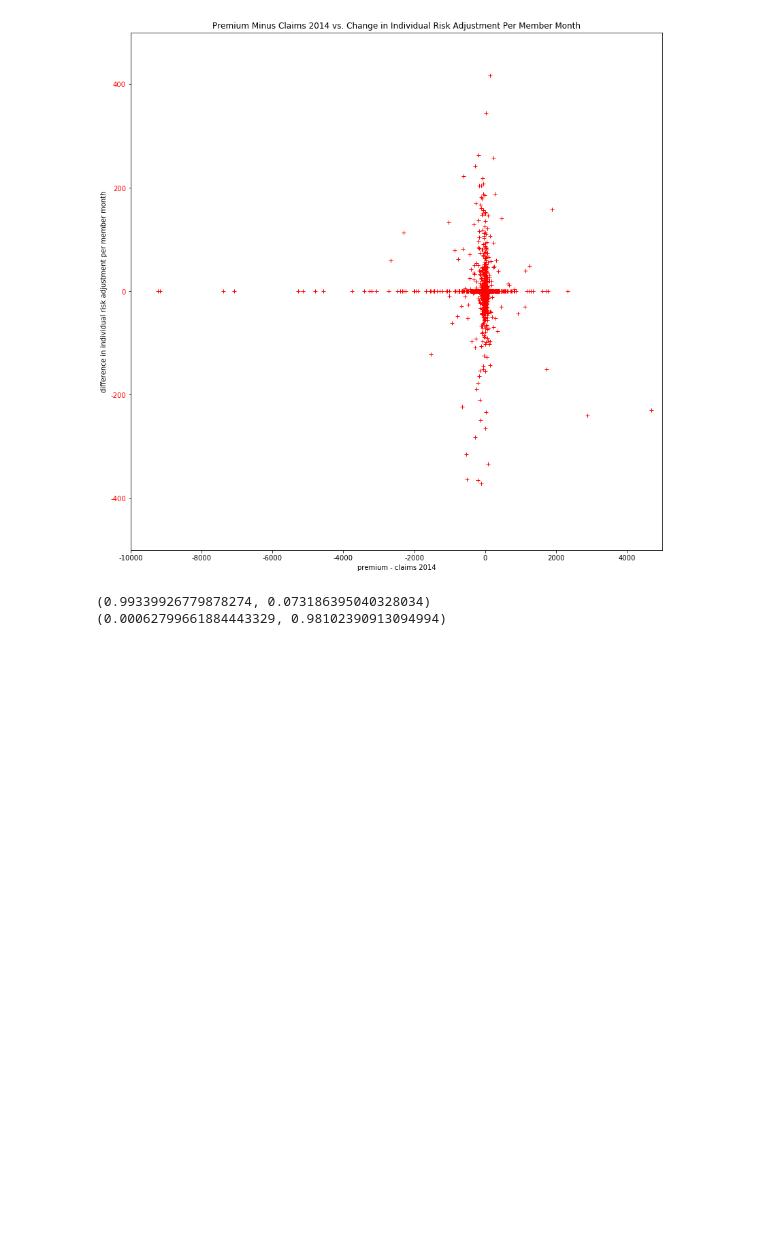
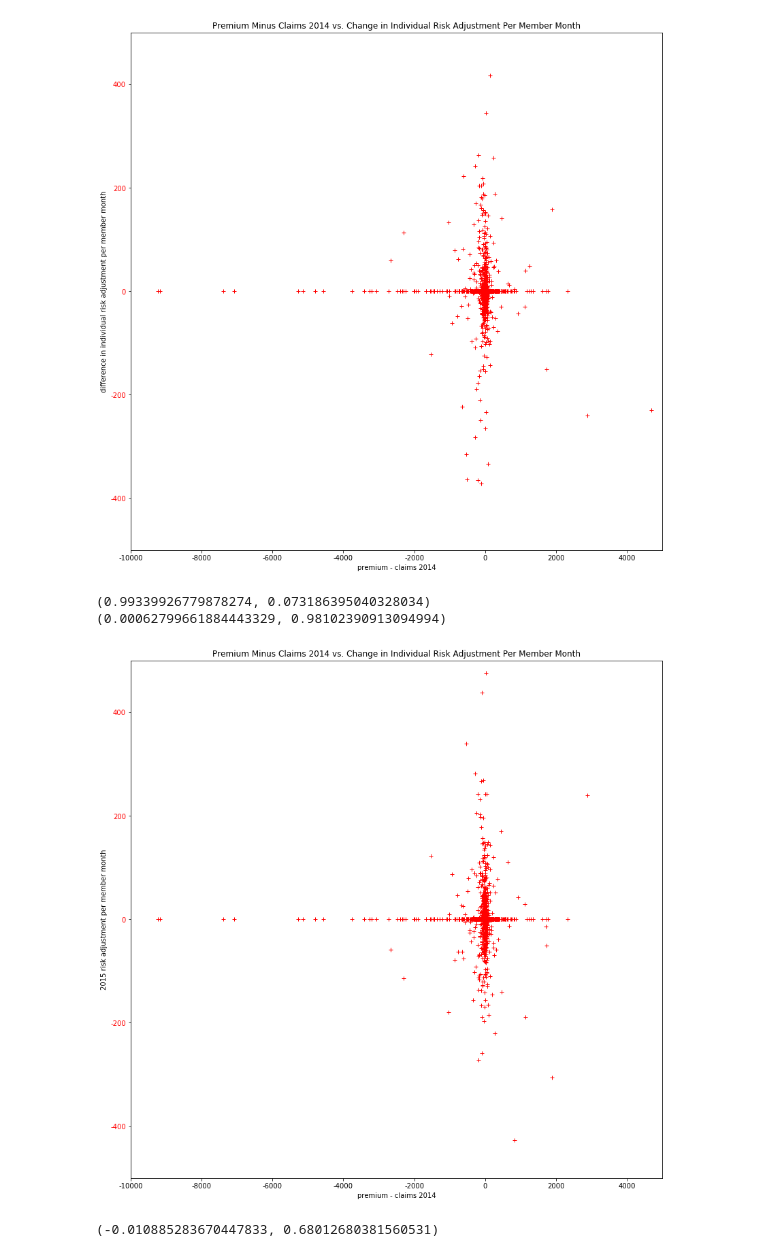
Before and after one commit to guanzgrace/risk-adjustment-model, a Jupyter notebook: 5_Insurer-Data-Analysis/Statistical Analysis-LossCorrelation.ipynb, the cells around one changed output. Saved outputs shown, nothing was run; the diff lists cells and outputs as text; code cells hidden in the pictures; blank space fills up the shorter version.

```diff
--- a/5_Insurer-Data-Analysis/Statistical Analysis-LossCorrelation.ipynb
+++ b/5_Insurer-Data-Analysis/Statistical Analysis-LossCorrelation.ipynb
@@ -58,3 +58,33 @@ print(pearsonr(pd.to_numeric(correlation["TotalProfitPMM"]), pd.to_numeric(corre
 # %% [output]
 (0.99339926779878274, 0.073186395040328034)
 (0.00062799661884443329, 0.98102390913094994)
+# %%
+matplotlib.rcParams['axes.unicode_minus'] = False
+fig, ax1 = plt.subplots(figsize=(14, 14))
+ax1.set_title('Premium Minus Claims 2014 vs. 2015 Risk Adjustment Per Member Month')
+
+ax1.plot(df1["TotalProfitPMM"],
+         df1["2015RiskAdj"], '+', color='r')
+ax1.set_xlabel('premium - claims 2014')
+ax1.set_ylabel('2015 risk adjustment per member month')
+
+
+# Change color of each axis
+def color_y_axis(ax, color):
+    """Color your axes."""
+    for t in ax.get_yticklabels():
+        t.set_color(color)
+    return None
+color_y_axis(ax1, 'r')
+
+ax1.set_xlim([-10000,5000])
+ax1.set_ylim([-500,500])
+plt.show()
+# %% [output]
+[figure, added]
+# %%
+# correlation
+correlation2 = df1[["TotalProfitPMM", "2015RiskAdj"]].dropna(how='any')
+print(pearsonr(pd.to_numeric(correlation2["TotalProfitPMM"]), pd.to_numeric(correlation2["2015RiskAdj"])))
+# %% [output]
+(-0.010885283670447833, 0.68012680381560531)
```
Also changed, not shown: 2 other files.
